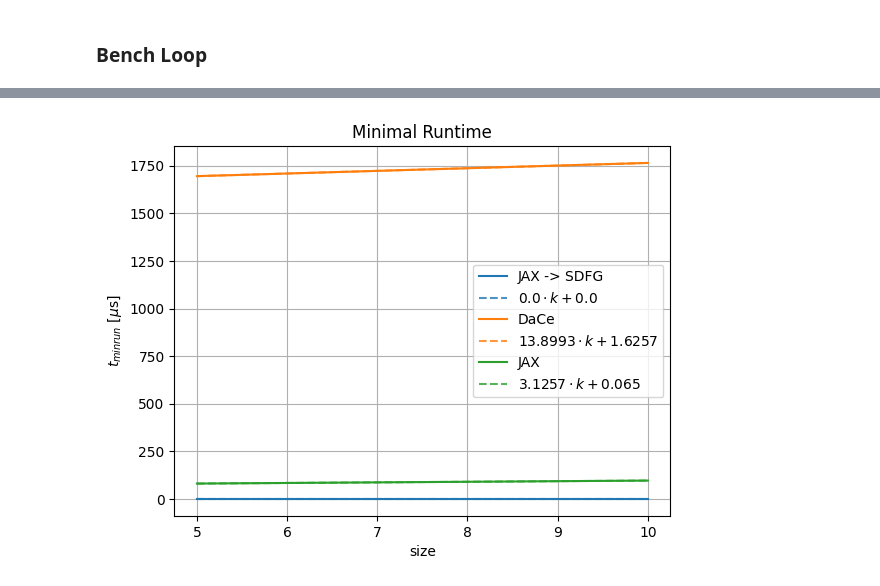
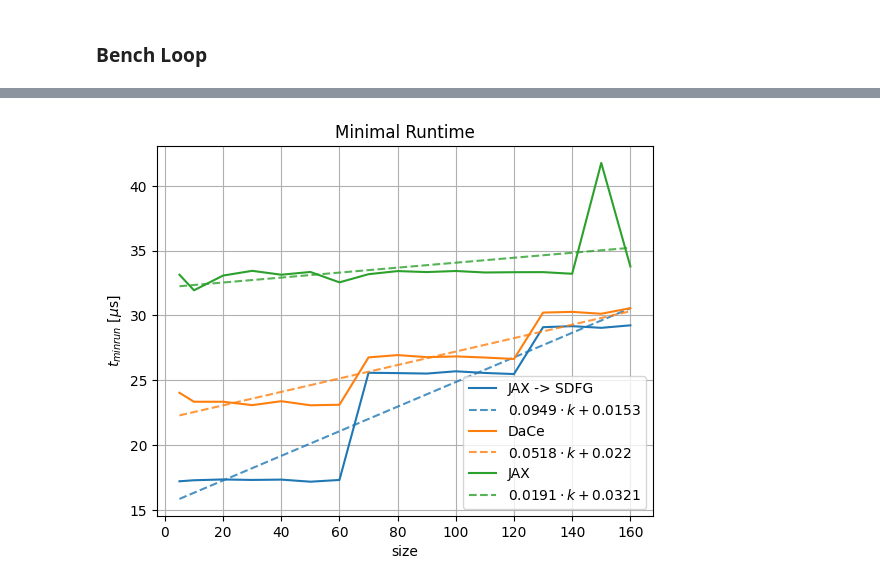
Before and after one commit to philip-paul-mueller/jax_to_dace, a Jupyter notebook: Equation_of_state.ipynb, the cells around one changed output, grey strips where cells are left out. Drawn from its saved outputs; the diff is of its cells as text; code cells hidden in the pictures.

```diff
--- a/Equation_of_state.ipynb
+++ b/Equation_of_state.ipynb
@@ -52,7 +55,7 @@ else:
 # %% [markdown]
 #### Parameter of Benchmarking
 # %%
-repeat, number = 10, 2 #3000, 50
+repeat, number = 3000, 50
 # %% [markdown]
 #### The `JAX->SDFG` Translator
 # %%
@@ -179,32 +213,32 @@ resTime_pf_std = numpy.array([r.std()  for r in resTime_pf])
 import matplotlib as mpl
 from matplotlib import pyplot as plt
 # %%
-X = numpy.vstack([gSizes, numpy.ones_like(gSizes)]).T
+X = numpy.vstack([gSizesUntilNow, numpy.ones_like(gSizesUntilNow)]).T
 
 for ID, Time in {'JAX -> SDFG':  resTime_sdfg_min,
                  'DaCe':         resTime_pf_min,
                  'JAX':          resTime_jax_min, }.items():
-    plt.plot(gSizes, Time * 1000000 / number, label=ID)
+    plt.plot(gSizesUntilNow, Time * 1000000 / number, label=ID)
     col = plt.gca().lines[-1].get_color()
     a, b = numpy.linalg.lstsq(X, Time / number, rcond=None)[0]
 
-    Times_ = a * numpy.array(gSizes) + b
+    Times_ = a * numpy.array(gSizesUntilNow) + b
     plt.plot(
-        gSizes, Times_ * 1000000,
+        gSizesUntilNow, Times_ * 1000000,
         c=col, linestyle='--', alpha=0.8,
         label=f'${int(a * (1e6*1e4))/1e4} \\cdot k + {int(b * (1e3*1e4))/1e4}$',
     )
 #
 
 
 plt.legend()
 plt.xlabel('size')
 plt.ylabel('$t_{min run}$ [$\\mu$s]')
 plt.grid(visible=True)
 #plt.yscale('log')
 
 plt.title("Minimal Runtime")
 
 plt.show()
 # %% [output]
-[figure, old version]
+[figure, new version]
```
Also changed, not shown: parts of 2 cells of this notebook, 2 other files.
